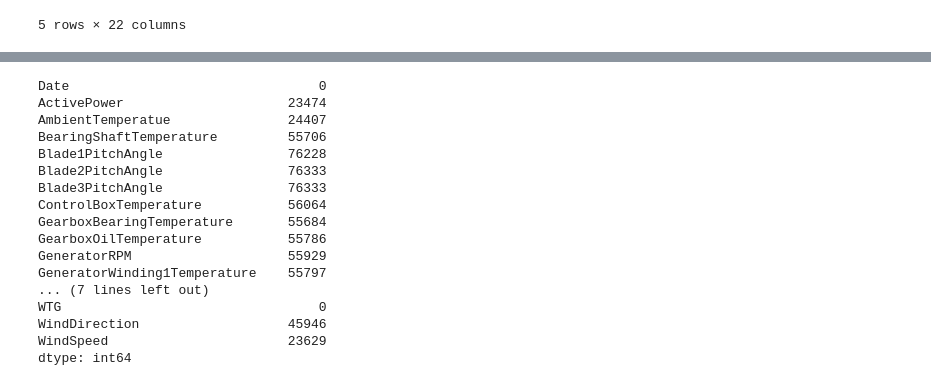
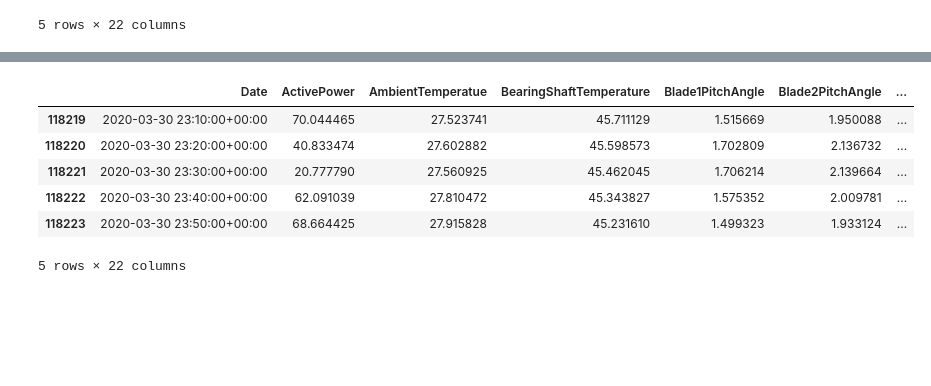
Before and after one commit to acrulopez/data-mining-UPM, a Jupyter notebook: Project.ipynb, the cells around one changed output, grey strips where cells are left out. Drawn from its saved outputs; the diff is of its cells as text; code cells hidden in the pictures; blank space fills up the shorter version.

```diff
--- a/Project.ipynb
+++ b/Project.ipynb
@@ -58,20 +30,10 @@ memory usage: 19.8+ MB
-# %%
-df.isnull().sum()
-# %% [output]
-Date                                0
-ActivePower                     23474
-AmbientTemperatue               24407
-BearingShaftTemperature         55706
-Blade1PitchAngle                76228
-Blade2PitchAngle                76333
-Blade3PitchAngle                76333
-ControlBoxTemperature           56064
-GearboxBearingTemperature       55684
-GearboxOilTemperature           55786
-GeneratorRPM                    55929
-GeneratorWinding1Temperature    55797
-... (7 lines left out)
-WTG                                 0
-WindDirection                   45946
-WindSpeed                       23629
-dtype: int64
+# %%
+df.tail()
+# %% [output]
+|  | Date | ActivePower | AmbientTemperatue | BearingShaftTemperature | Blade1PitchAngle | Blade2PitchAngle | ... |
+| 118219 | 2020-03-30 23:10:00+00:00 | 70.044465 | 27.523741 | 45.711129 | 1.515669 | 1.950088 | ... |
+| 118220 | 2020-03-30 23:20:00+00:00 | 40.833474 | 27.602882 | 45.598573 | 1.702809 | 2.136732 | ... |
+| 118221 | 2020-03-30 23:30:00+00:00 | 20.777790 | 27.560925 | 45.462045 | 1.706214 | 2.139664 | ... |
+| 118222 | 2020-03-30 23:40:00+00:00 | 62.091039 | 27.810472 | 45.343827 | 1.575352 | 2.009781 | ... |
+| 118223 | 2020-03-30 23:50:00+00:00 | 68.664425 | 27.915828 | 45.231610 | 1.499323 | 1.933124 | ... |
+5 rows × 22 columns
```
Also changed, not shown: parts of 21 cells of this notebook.
